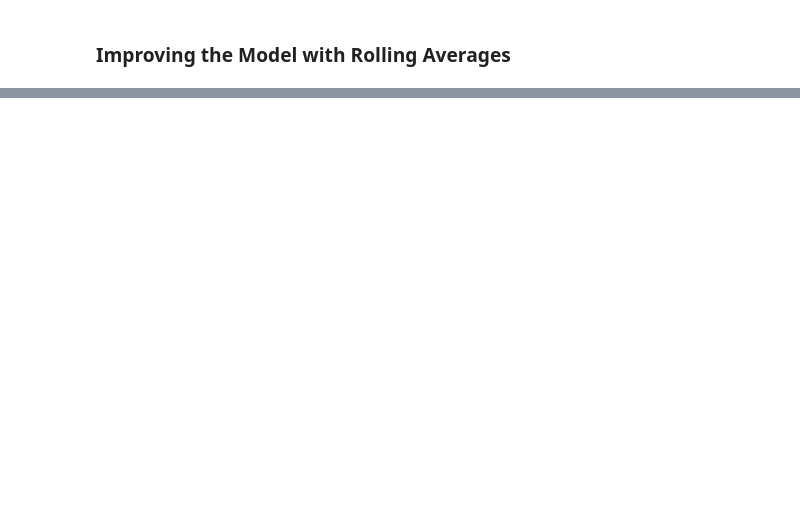
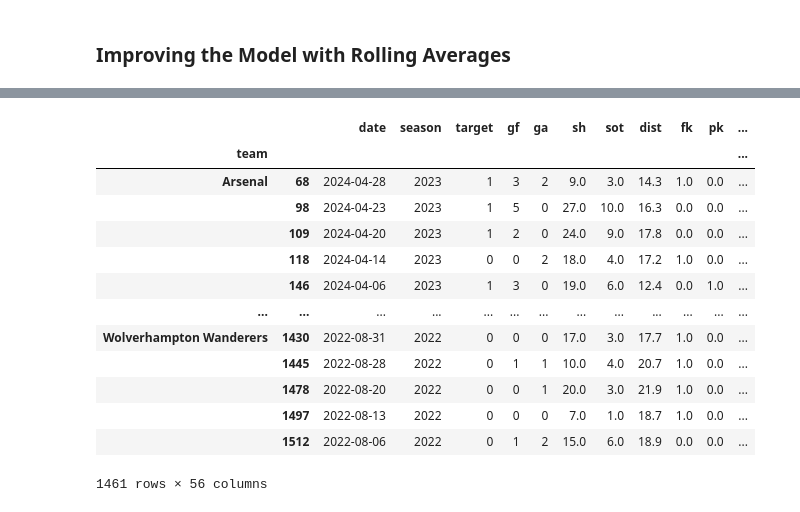
Before and after one commit to antalgergo/Predicting_EPL_Football_Match_Winners, a Jupyter notebook: Predicting_EPL_Winner.ipynb, the cells around one changed output, grey strips where cells are left out. Cells and saved outputs as stored; diff of their text form; code cells hidden in the pictures; blank space fills up the shorter version.

Commit message:
Added a new paragraph (Improving the Model with Rolling Averages) to the project file.

```diff
--- a/Predicting_EPL_Winner.ipynb
+++ b/Predicting_EPL_Winner.ipynb
@@ -163,0 +144,4 @@ rolling_averages
+# %%
+features = ["gf", "ga", "sh", "sot", "dist", "fk", "pk", "pkatt"]
+# %%
+new_features = [f"rolling_{name}" for name in features]
@@ -163,0 +159,26 @@ rolling_averages
+# %%
+def rolling_averages(group, features, new_features):
+    rolling_means = group.sort_values("date")[features].rolling(window=3, closed="left").mean()
+
+    group[new_features] = rolling_means
+
+    return group
+# %%
+rolling_data = datasource.groupby("team").apply(lambda x: rolling_averages(x, features, new_features), include_groups=False)
+# %%
+rolling_data
+# %% [output]
+|  |  | date | season | target | gf | ga | sh | sot | dist | fk | pk | ... |
+| team |  |  |  |  |  |  |  |  |  |  |  | ... |
+| Arsenal | 68 | 2024-04-28 | 2023 | 1 | 3 | 2 | 9.0 | 3.0 | 14.3 | 1.0 | 0.0 | ... |
+|  | 98 | 2024-04-23 | 2023 | 1 | 5 | 0 | 27.0 | 10.0 | 16.3 | 0.0 | 0.0 | ... |
+|  | 109 | 2024-04-20 | 2023 | 1 | 2 | 0 | 24.0 | 9.0 | 17.8 | 0.0 | 0.0 | ... |
+|  | 118 | 2024-04-14 | 2023 | 0 | 0 | 2 | 18.0 | 4.0 | 17.2 | 1.0 | 0.0 | ... |
+|  | 146 | 2024-04-06 | 2023 | 1 | 3 | 0 | 19.0 | 6.0 | 12.4 | 0.0 | 1.0 | ... |
+| ... | ... | ... | ... | ... | ... | ... | ... | ... | ... | ... | ... | ... |
+| Wolverhampton Wanderers | 1430 | 2022-08-31 | 2022 | 0 | 0 | 0 | 17.0 | 3.0 | 17.7 | 1.0 | 0.0 | ... |
+|  | 1445 | 2022-08-28 | 2022 | 0 | 1 | 1 | 10.0 | 4.0 | 20.7 | 1.0 | 0.0 | ... |
+|  | 1478 | 2022-08-20 | 2022 | 0 | 0 | 1 | 20.0 | 3.0 | 21.9 | 1.0 | 0.0 | ... |
+|  | 1497 | 2022-08-13 | 2022 | 0 | 0 | 0 | 7.0 | 1.0 | 18.7 | 1.0 | 0.0 | ... |
+|  | 1512 | 2022-08-06 | 2022 | 0 | 1 | 2 | 15.0 | 6.0 | 18.9 | 0.0 | 0.0 | ... |
+1461 rows × 56 columns
```
Also changed, not shown: parts of 21 cells of this notebook.
